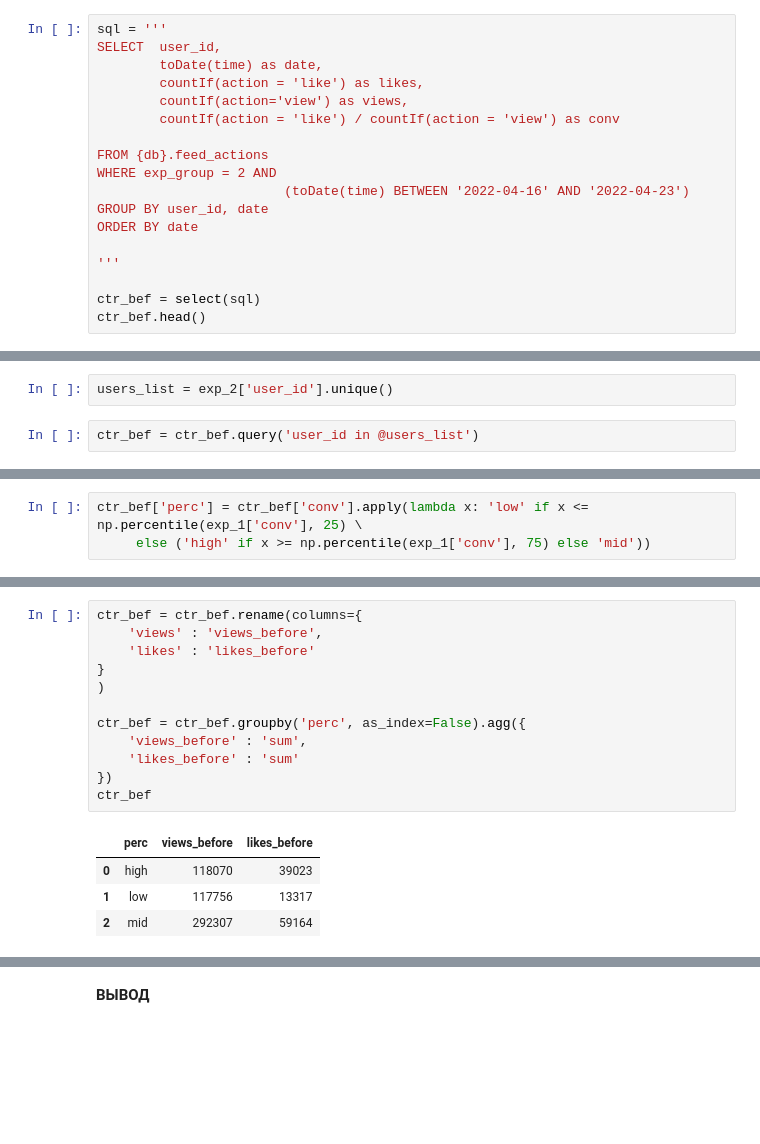
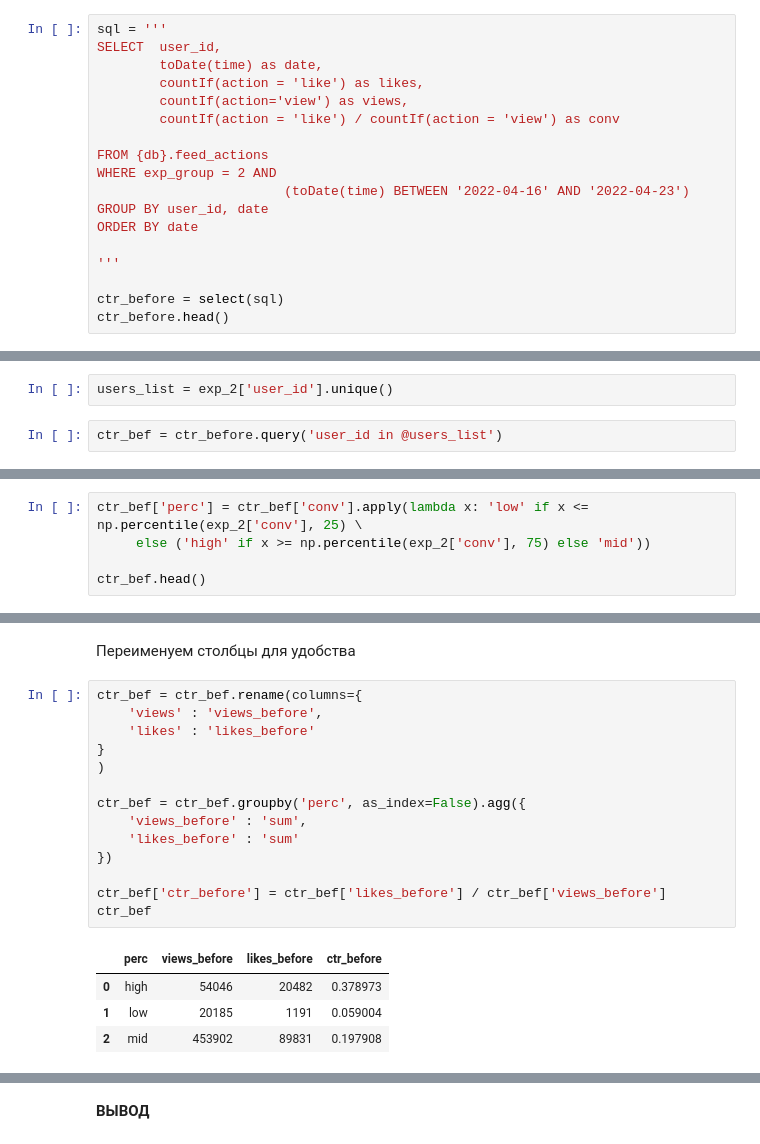
Before and after one commit to mvsmv/anarmovsumov, a Jupyter notebook: ab_tests/ab_test__ctr.ipynb, the cells around one changed output, grey strips where cells are left out. Saved outputs shown, nothing was run; the diff lists cells and outputs as text; blank space fills up the shorter version.

```diff
--- a/ab_tests/ab_test__ctr.ipynb
+++ b/ab_tests/ab_test__ctr.ipynb
@@ -333,8 +335,8 @@ ORDER BY date
 
 '''
 
-ctr_bef = select(sql)
-ctr_bef.head()
+ctr_before = select(sql)
+ctr_before.head()
 # %% [output]
 |  | user_id | date | likes | views | conv |
 | 0 | 123234 | 2022-04-16 | 5 | 46 | 0.108696 |
@@ -345,4 +349,4 @@ ctr_bef.head()
 # %%
 users_list = exp_2['user_id'].unique()
 # %%
-ctr_bef = ctr_bef.query('user_id in @users_list')
+ctr_bef = ctr_before.query('user_id in @users_list')
@@ -349,3 +355,5 @@ ctr_bef = ctr_bef.query('user_id in @users_list')
 # %%
-ctr_bef['perc'] = ctr_bef['conv'].apply(lambda x: 'low' if x <= np.percentile(exp_1['conv'], 25) \
-     else ('high' if x >= np.percentile(exp_1['conv'], 75) else 'mid'))
+ctr_bef['perc'] = ctr_bef['conv'].apply(lambda x: 'low' if x <= np.percentile(exp_2['conv'], 25) \
+     else ('high' if x >= np.percentile(exp_2['conv'], 75) else 'mid'))
+
+ctr_bef.head()
@@ -352,17 +367,21 @@ ctr_bef['perc'] = ctr_bef['conv'].apply(lambda x: 'low' if x <= np.percentile(ex
+# %% [markdown]
+Переименуем столбцы для удобства
 # %%
 ctr_bef = ctr_bef.rename(columns={
     'views' : 'views_before',
     'likes' : 'likes_before'
 }
 )
 
 ctr_bef = ctr_bef.groupby('perc', as_index=False).agg({
     'views_before' : 'sum',
     'likes_before' : 'sum'
 })
+
+ctr_bef['ctr_before'] = ctr_bef['likes_before'] / ctr_bef['views_before']
 ctr_bef
 # %% [output]
-|  | perc | views_before | likes_before |
-| 0 | high | 118070 | 39023 |
-| 1 | low | 117756 | 13317 |
-| 2 | mid | 292307 | 59164 |
+|  | perc | views_before | likes_before | ctr_before |
+| 0 | high | 54046 | 20482 | 0.378973 |
+| 1 | low | 20185 | 1191 | 0.059004 |
+| 2 | mid | 453902 | 89831 | 0.197908 |
```
Also changed, not shown: parts of 13 cells of this notebook.
